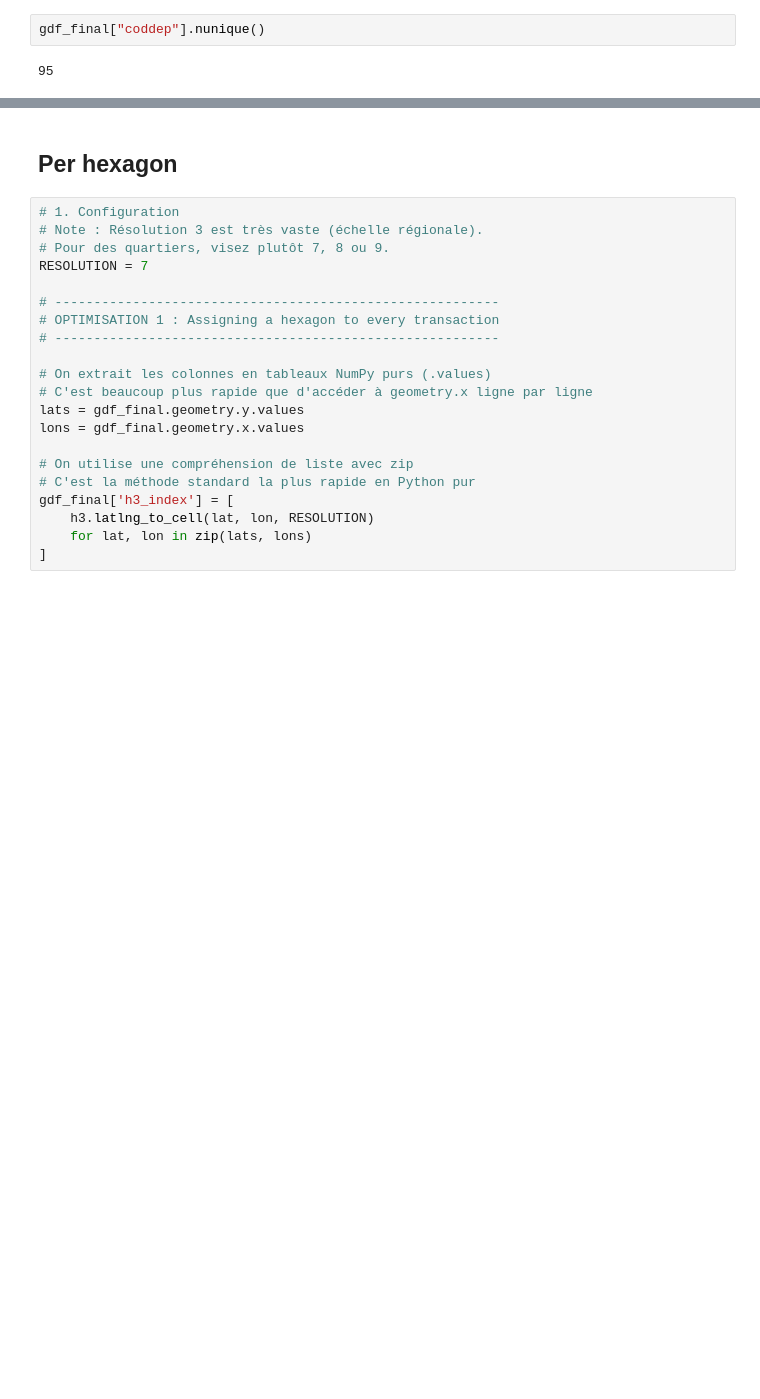
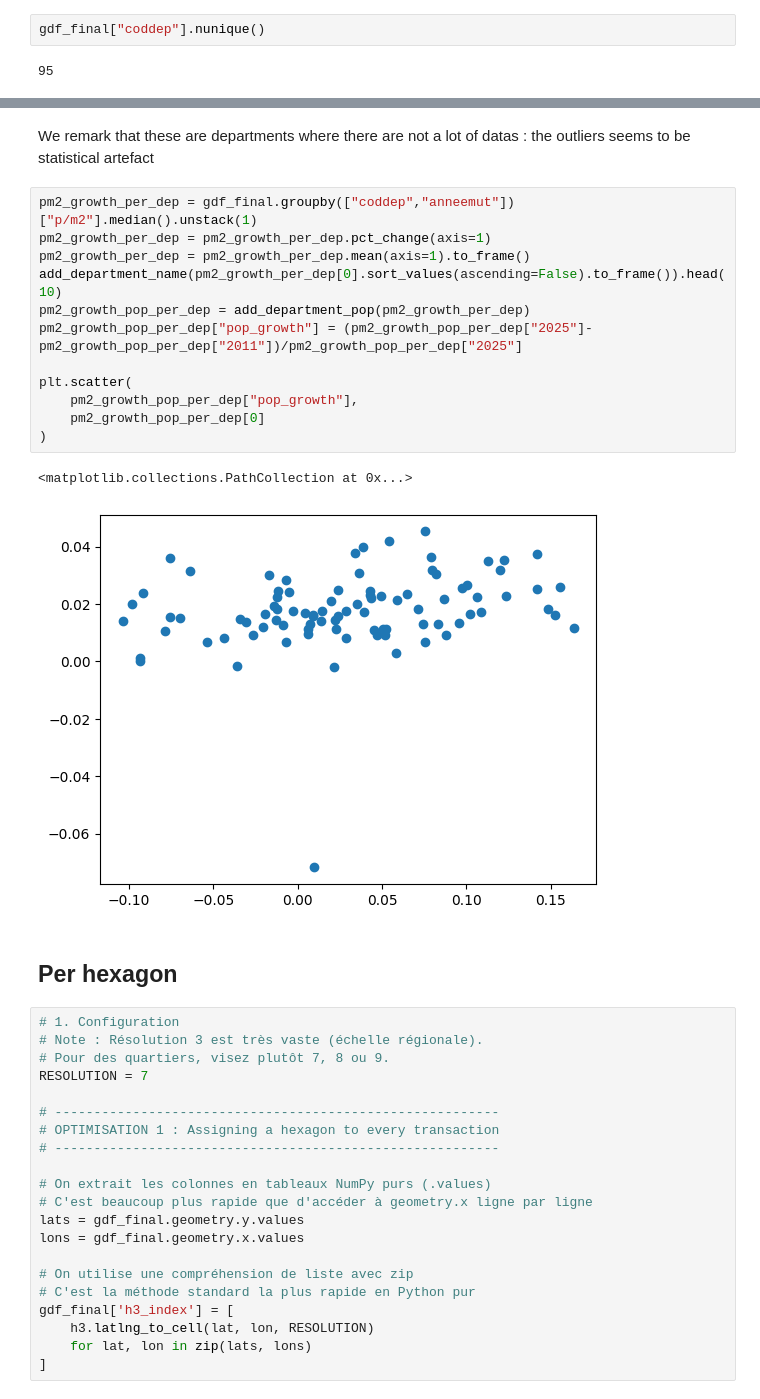
Before and after one commit to m-ligeret/price-signals-construction-activity, a Jupyter notebook: data_cleaning_trans.ipynb, the cells around one changed output, grey strips where cells are left out. Drawn from its saved outputs; the diff is of its cells as text; blank space fills up the shorter version.

```diff
--- a/data_cleaning_trans.ipynb
+++ b/data_cleaning_trans.ipynb
@@ -313,3 +511,20 @@ median_pm2_per_dep.to_csv("median_pm2_per_dep.csv")
+# %% [markdown]
+We remark that these are departments where there are not a lot of datas : the outliers seems to be statistical artefact
+# %%
+pm2_growth_per_dep = gdf_final.groupby(["coddep","anneemut"])["p/m2"].median().unstack(1)
+pm2_growth_per_dep = pm2_growth_per_dep.pct_change(axis=1)
+pm2_growth_per_dep = pm2_growth_per_dep.mean(axis=1).to_frame()
+add_department_name(pm2_growth_per_dep[0].sort_values(ascending=False).to_frame()).head(10)
+pm2_growth_pop_per_dep = add_department_pop(pm2_growth_per_dep)
+pm2_growth_pop_per_dep["pop_growth"] = (pm2_growth_pop_per_dep["2025"]-pm2_growth_pop_per_dep["2011"])/pm2_growth_pop_per_dep["2025"]
+
+plt.scatter(
+    pm2_growth_pop_per_dep["pop_growth"],
+    pm2_growth_pop_per_dep[0]
+)
+# %% [output]
+<matplotlib.collections.PathCollection at 0x...>
+[figure, added]
 # %% [markdown]
 ## Per hexagon
 # %%
```
Also changed, not shown: parts of 25 cells of this notebook, 1 other file.
